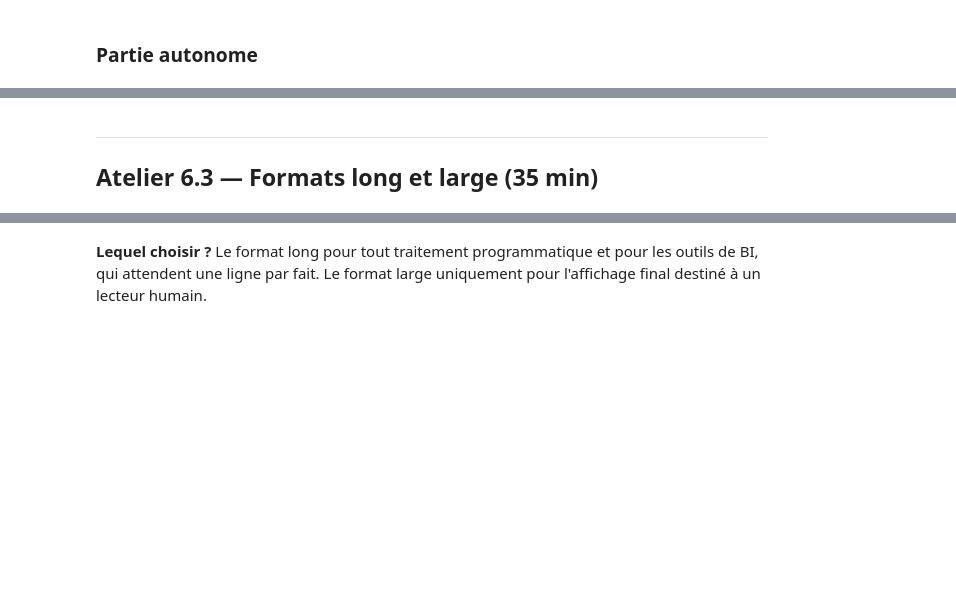
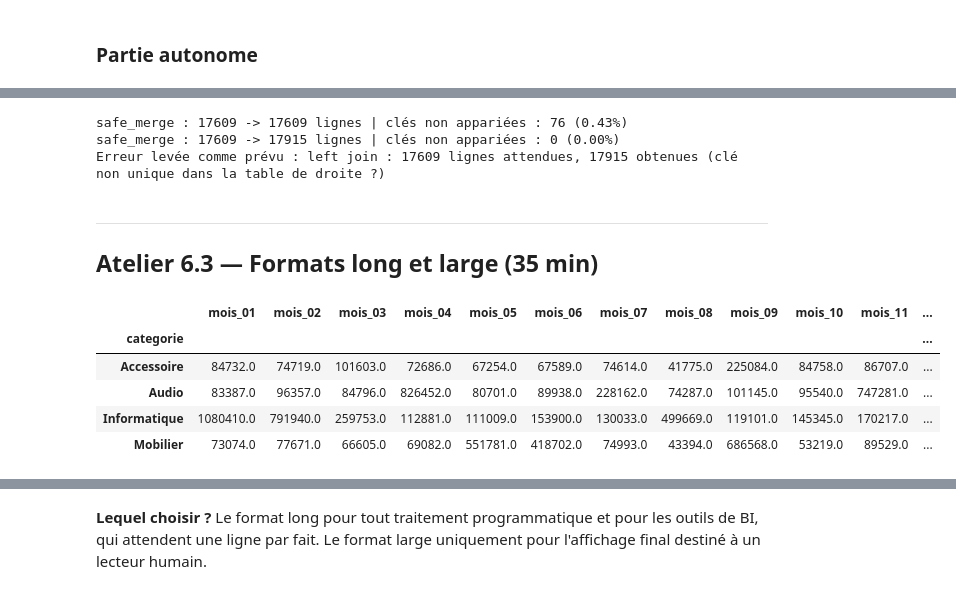
Before and after one commit to kkouassijuda-cmd/TP-prepa_data, a Jupyter notebook: 06_agregation_jointures.ipynb, the cells around one changed output, grey strips where cells are left out. Drawn from its saved outputs; the diff is of its cells as text; code cells hidden in the pictures; blank space fills up the shorter version.

```diff
--- a/06_agregation_jointures.ipynb
+++ b/06_agregation_jointures.ipynb
@@ -388,13 +395,59 @@ def safe_merge(left, right, **kwargs):
+# %%
+# Q5. Écrire une fonction safe_merge(left, right, **kwargs) qui effectue la jointure
+#     et lève une exception si le nombre de lignes change alors qu'un 'left join'
+#     était demandé. Elle doit aussi signaler le taux de clés non appariées.
+  # TODO
+
+def safe_merge(left, right, **kwargs):
+
+    how = kwargs.get('how', 'inner')
+    merged = left.merge(right, indicator='_merge_status', **kwargs)
+
+    unmatched = (merged['_merge_status'] == 'left_only').sum()
+    unmatched_rate = unmatched / len(left) if len(left) else 0.0
+    print(f'safe_merge : {len(left)} -> {len(merged)} lignes | '
+          f'clés non appariées : {unmatched} ({unmatched_rate:.2%})')
+
+    # Un left join ne doit JAMAIS changer le nombre de lignes
+    if how == 'left' and len(merged) != len(left):
+        raise ValueError(f'left join : {len(left)} lignes attendues, {len(merged)} obtenues '
+                         '(clé non unique dans la table de droite ?)')
+
+    return merged.drop(columns='_merge_status')
+
+
+# Test 1 : jointure saine avec des clés orphelines (produit P9999)
+sales_without_products = sales.drop(columns=['libelle', 'categorie', 'sous_categorie',
+                                             'cout_achat'], errors='ignore')
+result = safe_merge(sales_without_products, products, on='id_produit', how='left')
+
+# Test 2 : la table de droite a des doublons -> l'explosion doit être bloquée
+customers_with_duplicates = pd.concat([customers, customers.head(50)], ignore_index=True)
+try:
+    safe_merge(sales, customers_with_duplicates, on='id_client', how='left')
+except ValueError as error:
+    print('Erreur levée comme prévu :', error)
+# %% [output]
+safe_merge : 17609 -> 17609 lignes | clés non appariées : 76 (0.43%)
+safe_merge : 17609 -> 17915 lignes | clés non appariées : 0 (0.00%)
+Erreur levée comme prévu : left join : 17609 lignes attendues, 17915 obtenues (clé non unique dans la table de droite ?)
 # %% [markdown]
 ---
 ## Atelier 6.3 — Formats long et large (35 min)
 # %%
 # Format large : une colonne par mois, lisible par un humain
 wide = sales.pivot_table(index='categorie',
                          columns=sales['date_commande'].dt.month,
                          values='montant', aggfunc='sum').round(0)
-wide.columns = [f'mois_{month:02d}' for month in wide.columns]
+wide.columns = [f'mois_{int(month):02d}' for month in wide.columns]
 wide.head()
+# %% [output]
+|  | mois_01 | mois_02 | mois_03 | mois_04 | mois_05 | mois_06 | mois_07 | mois_08 | mois_09 | mois_10 | mois_11 | ... |
+| categorie |  |  |  |  |  |  |  |  |  |  |  | ... |
+| Accessoire | 84732.0 | 74719.0 | 101603.0 | 72686.0 | 67254.0 | 67589.0 | 74614.0 | 41775.0 | 225084.0 | 84758.0 | 86707.0 | ... |
+| Audio | 83387.0 | 96357.0 | 84796.0 | 826452.0 | 80701.0 | 89938.0 | 228162.0 | 74287.0 | 101145.0 | 95540.0 | 747281.0 | ... |
+| Informatique | 1080410.0 | 791940.0 | 259753.0 | 112881.0 | 111009.0 | 153900.0 | 130033.0 | 499669.0 | 119101.0 | 145345.0 | 170217.0 | ... |
+| Mobilier | 73074.0 | 77671.0 | 66605.0 | 69082.0 | 551781.0 | 418702.0 | 74993.0 | 43394.0 | 686568.0 | 53219.0 | 89529.0 | ... |
 # %%
 # Format long : une ligne par observation, exploitable par une machine
 long = wide.reset_index().melt(id_vars='categorie', var_name='mois', value_name='ca')
```
Also changed, not shown: parts of 9 cells of this notebook, 5 other files.
